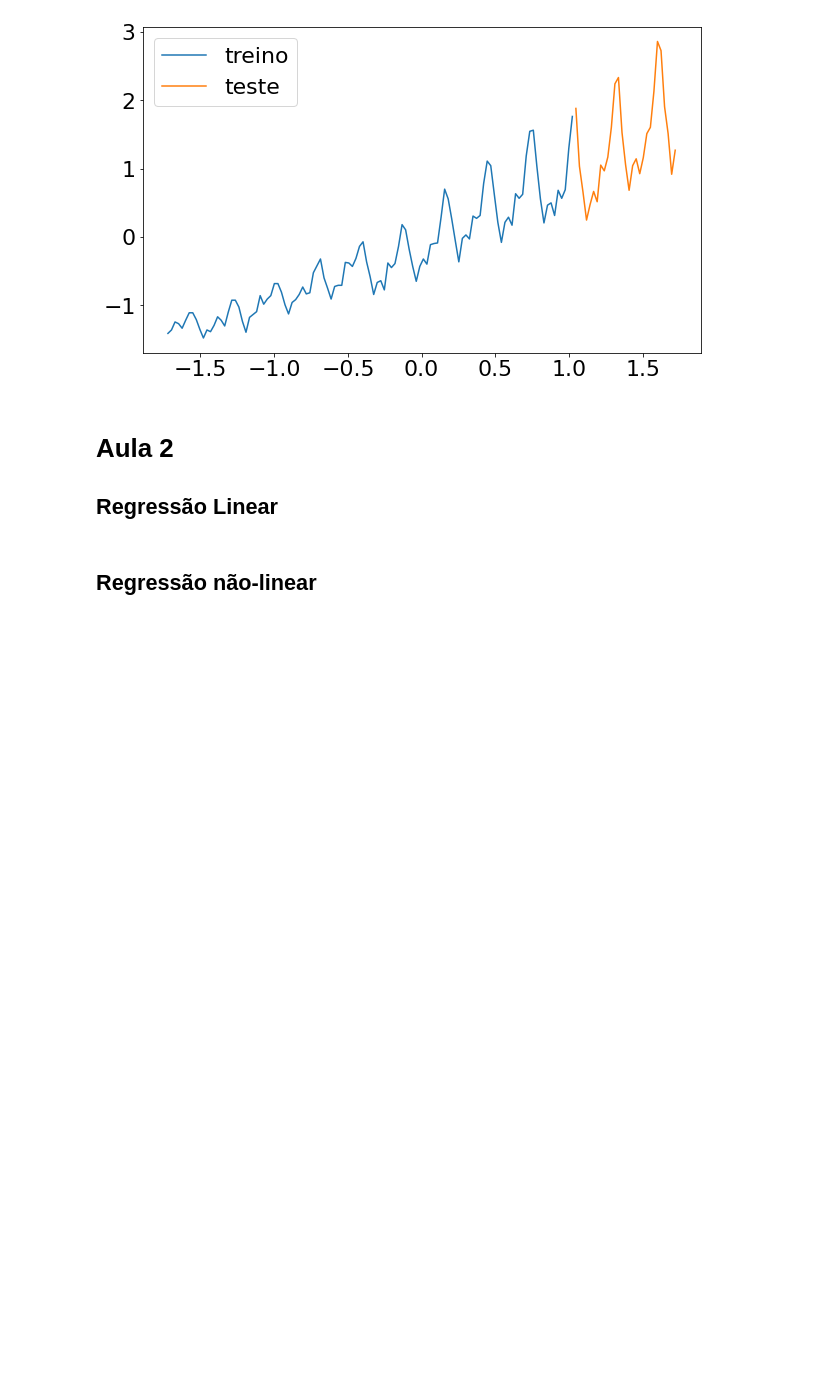
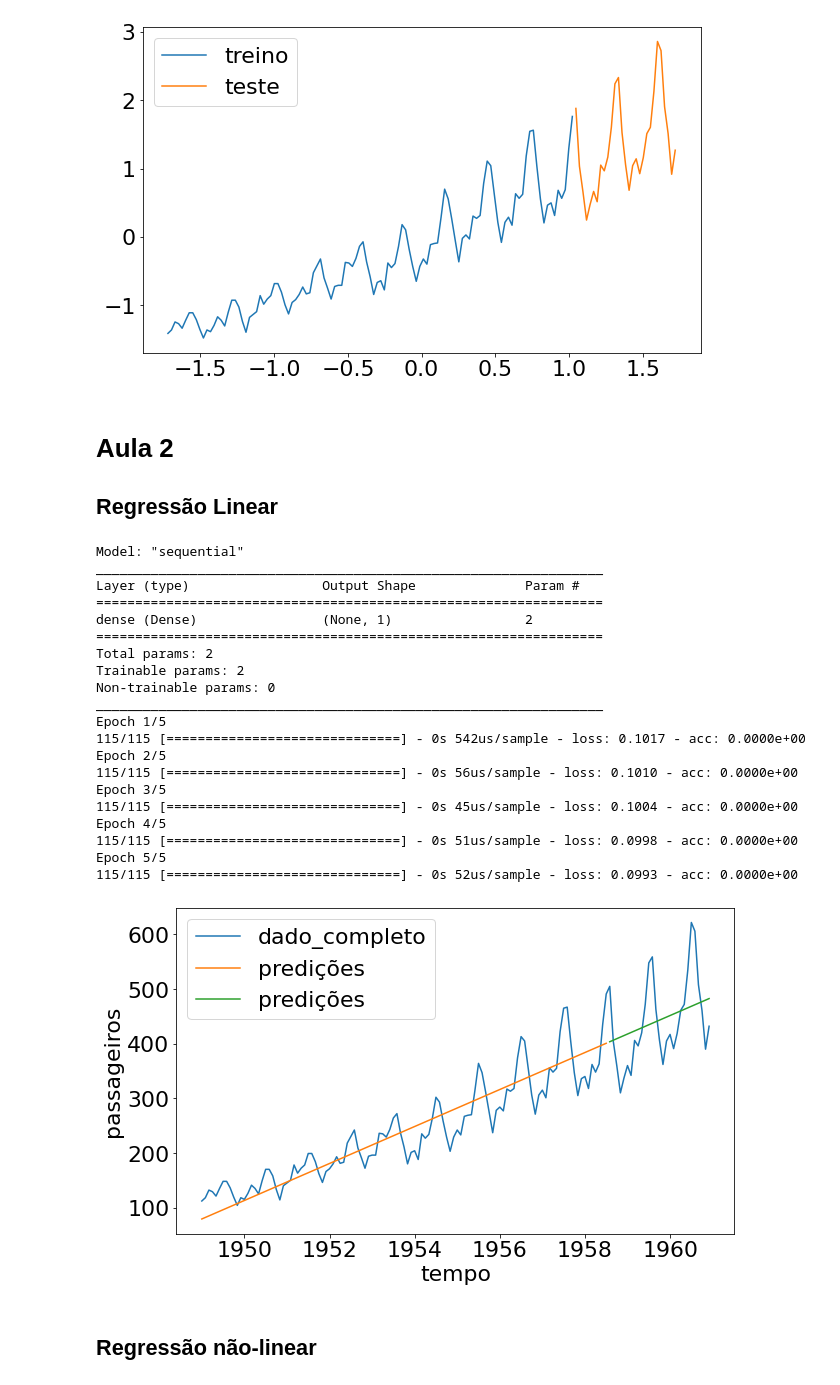
Before and after one commit to edabruzzo/machine_learning_alura, a Jupyter notebook: Temporaiskeras3.ipynb, the cells around one changed output. Cells and saved outputs as stored; diff of their text form; code cells hidden in the pictures; blank space fills up the shorter version.

```diff
--- a/Temporaiskeras3.ipynb
+++ b/Temporaiskeras3.ipynb
@@ -33,15 +33,11 @@ def plotar_dados_completos():
 # %% [markdown]
 ## Escalando os dados
 # %%
-def escalar_dados():
-    sc = StandardScaler()
-    sc.fit(passageiros)
-    dado_escalado = sc.transform(passageiros)
-    x=dado_escalado[:,0] #Features - Características - Tempo
-    y=dado_escalado[:,1] #Alvo - Número de passageiros
-    return x, y
-
-x_escalado, y_escalado = escalar_dados()
+sc = StandardScaler()
+sc.fit(passageiros)
+dado_escalado = sc.transform(passageiros)
+x_escalado=dado_escalado[:,0] #Features - Características - Tempo
+y_escalado=dado_escalado[:,1] #Alvo - Número de passageiros
 # %%
 def plotar_eixos(x,y,label):
     sns.lineplot(x=x,y=y,label=label)
@@ -123,13 +119,36 @@ def testar_modelo(hyperparams, epocas_treino=5):
 # %%
 hyperparams_1=[{
 
     'dimensao_saida':1,
     'activation':'linear',
     'kernel_initializer':'Ones',
-    'use_bias':True
+    'use_bias':True,
+    'input_dim':1
 }]
 
-#testar_modelo(hyperparams=hyperparams_1)
+testar_modelo(hyperparams=hyperparams_1)
+# %% [output]
+Model: "sequential"
+_________________________________________________________________
+Layer (type)                 Output Shape              Param #
+=================================================================
+dense (Dense)                (None, 1)                 2
+=================================================================
+Total params: 2
+Trainable params: 2
+Non-trainable params: 0
+_________________________________________________________________
+Epoch 1/5
+115/115 [==============================] - 0s 542us/sample - loss: 0.1017 - acc: 0.0000e+00
+Epoch 2/5
+115/115 [==============================] - 0s 56us/sample - loss: 0.1010 - acc: 0.0000e+00
+Epoch 3/5
+115/115 [==============================] - 0s 45us/sample - loss: 0.1004 - acc: 0.0000e+00
+Epoch 4/5
+115/115 [==============================] - 0s 51us/sample - loss: 0.0998 - acc: 0.0000e+00
+Epoch 5/5
+115/115 [==============================] - 0s 52us/sample - loss: 0.0993 - acc: 0.0000e+00
+[figure, added]
 # %% [markdown]
 ## Regressão não-linear
 # %%
```
Also changed, not shown: parts of 7 cells of this notebook, 1 other file.
